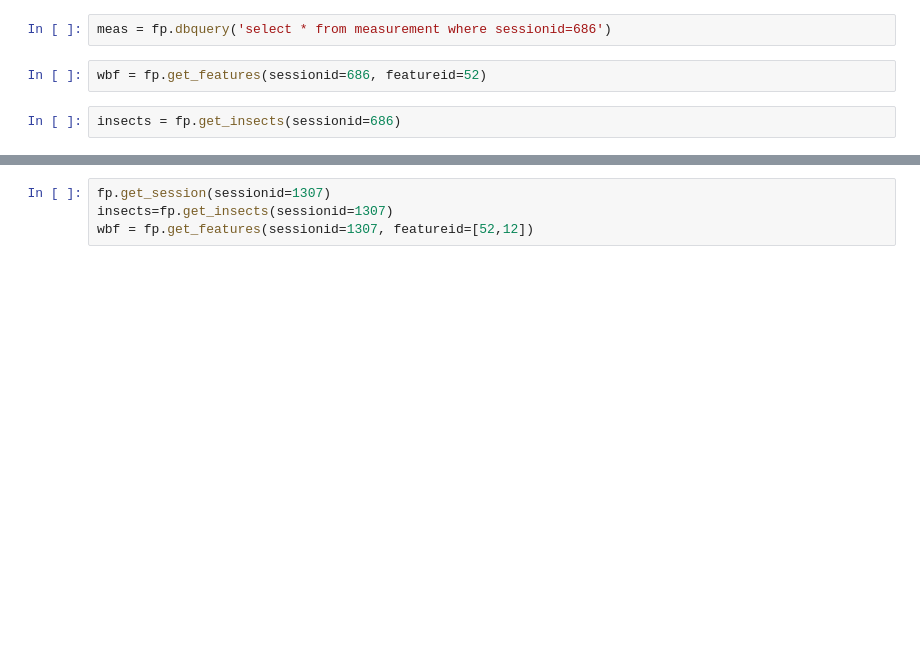
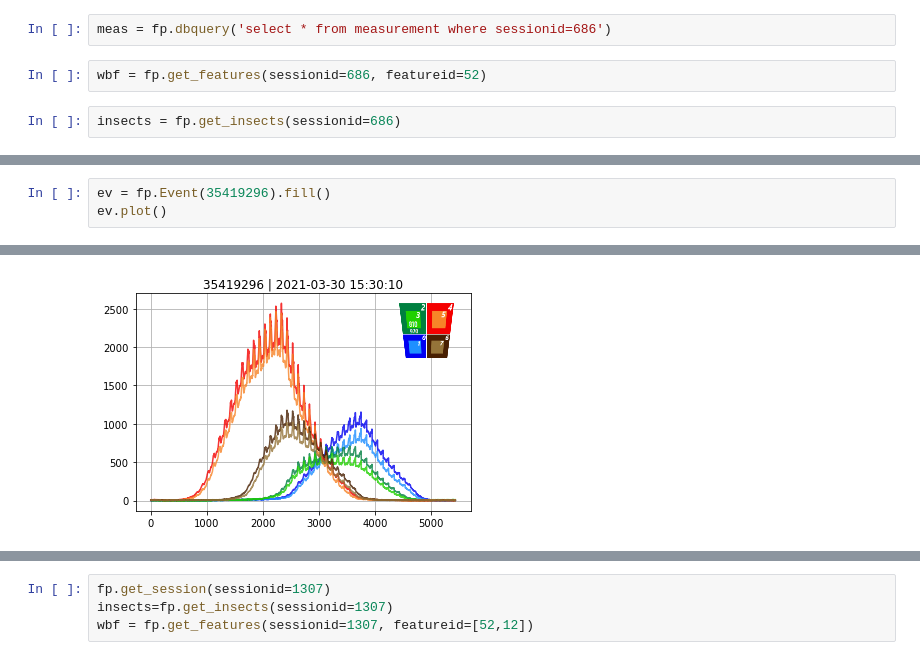
Before and after one commit to nikolajsheller/02456-2021-project, a Jupyter notebook: freq_estimation.ipynb, the cells around one changed output, grey strips where cells are left out. Drawn from its saved outputs; the diff is of its cells as text; blank space fills up the shorter version.

```diff
--- a/freq_estimation.ipynb
+++ b/freq_estimation.ipynb
@@ -16,0 +35,4 @@ insects = fp.get_insects(sessionid=686)
+# %%
+ev = fp.Event(35419296).fill()
+ev.plot()
+# %% [output]
@@ -16,0 +40 @@ insects = fp.get_insects(sessionid=686)
+[figure, added]
```
Also changed, not shown: parts of 14 cells of this notebook, 3 other files.
